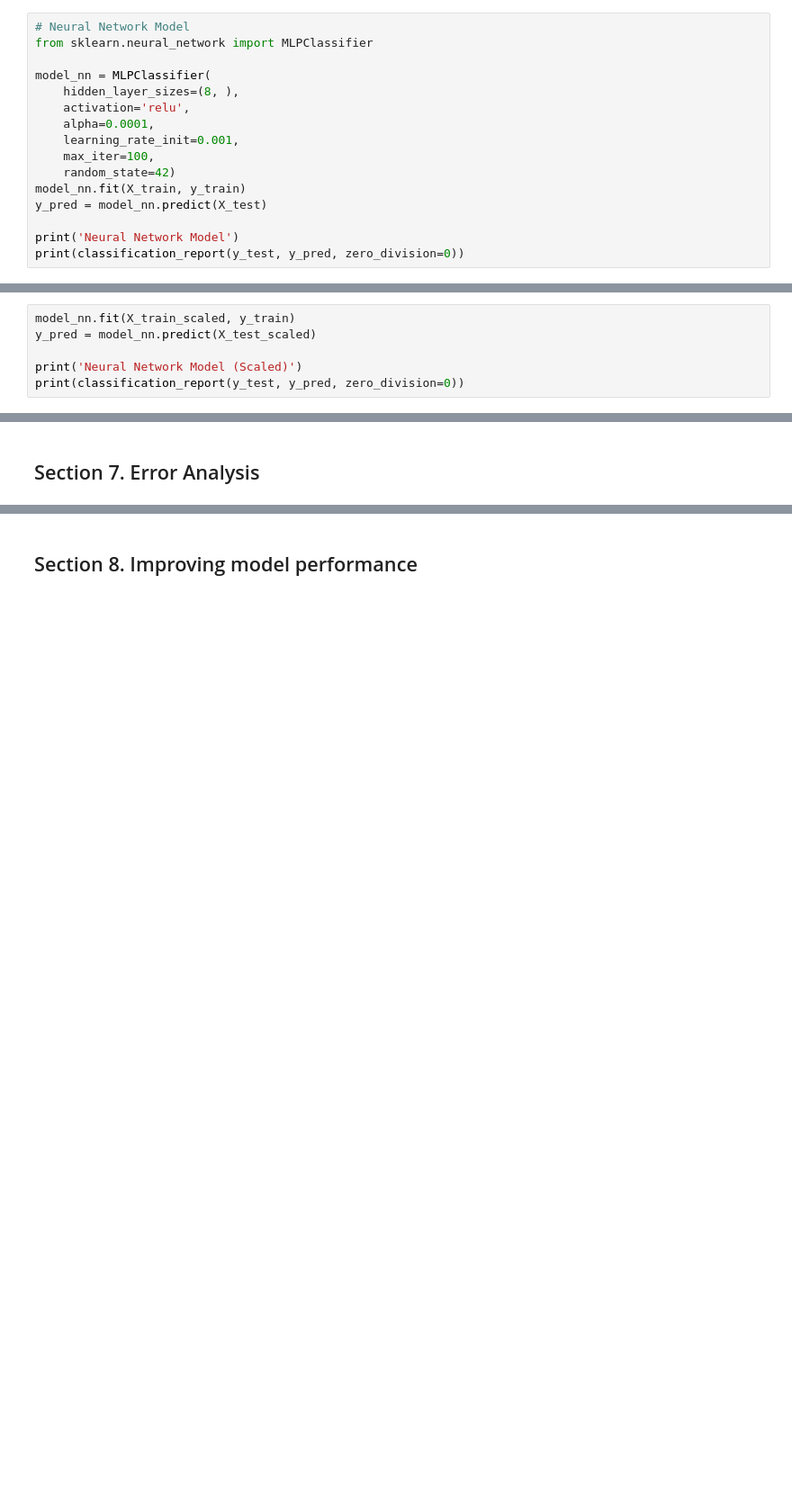
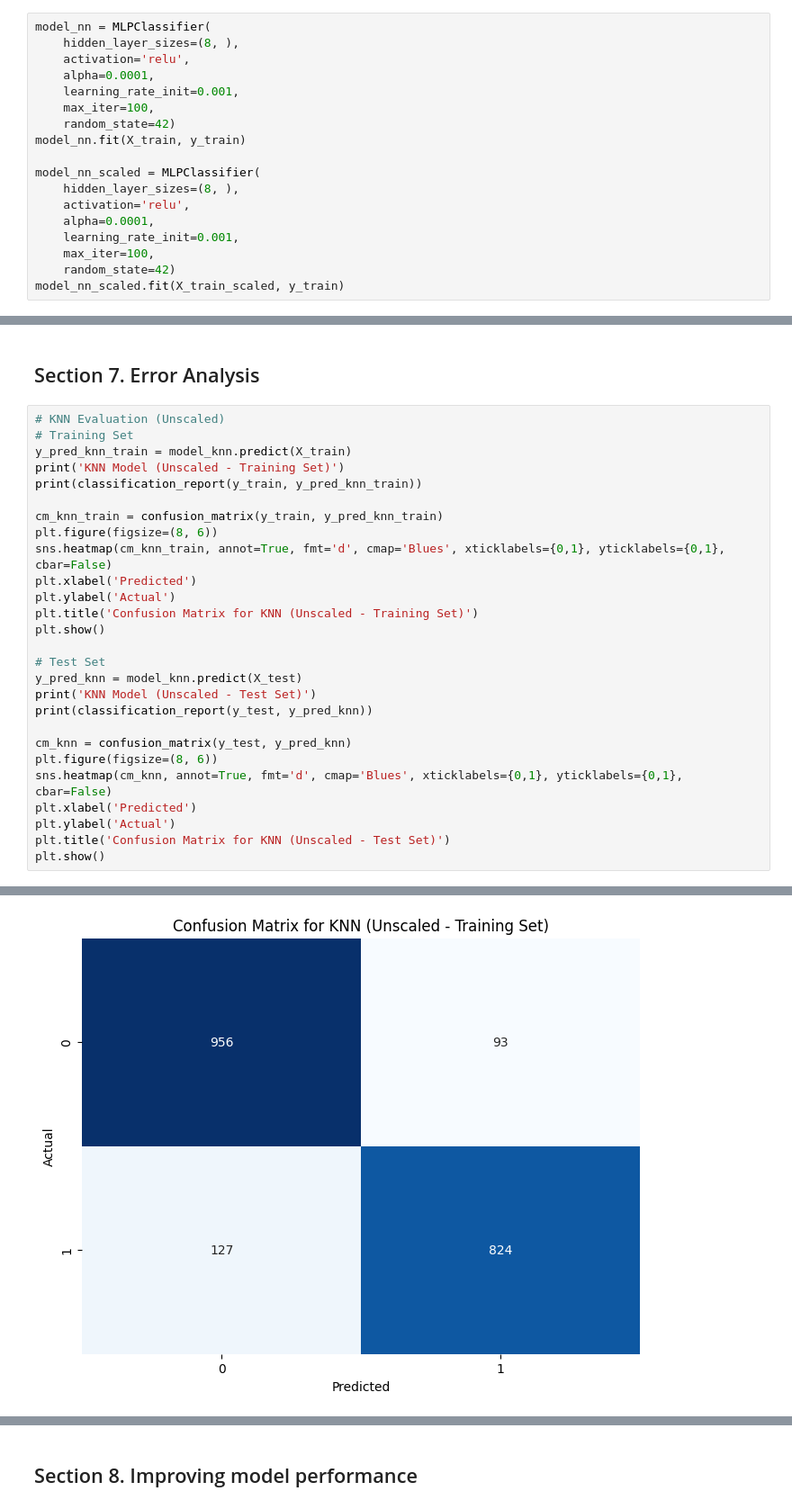
Before and after one commit to xLelouch03/STINTSY-MCO, a Jupyter notebook: main.ipynb, the cells around one changed output, grey strips where cells are left out. Shown at 90% size. Drawn from its saved outputs; the diff is of its cells as text; blank space fills up the shorter version.

Commit message:
feat. separate evaluation from model training to section 7

```diff
--- a/main.ipynb
+++ b/main.ipynb
@@ -548,9 +449,6 @@ To prevent overfitting, regularization is applied using an L2 penalty (weight de
 
 The batch size controls the number of samples processed before updating the model parameters. A batch size of 32 is commonly used as it provides a good balance between memory efficiency and convergence speed. Finally, the model is trained for a maximum of 100 epochs, although early stopping can terminate the training earlier if the validation loss plateaus.
 # %%
-# Neural Network Model
-from sklearn.neural_network import MLPClassifier
-
 model_nn = MLPClassifier(
     hidden_layer_sizes=(8, ),
     activation='relu',
@@ -559,8 +457,13 @@ model_nn = MLPClassifier(
     max_iter=100,
     random_state=42)
 model_nn.fit(X_train, y_train)
-y_pred = model_nn.predict(X_test)
 
-print('Neural Network Model')
-print(classification_report(y_test, y_pred, zero_division=0))
+model_nn_scaled = MLPClassifier(
+    hidden_layer_sizes=(8, ),
+    activation='relu',
+    alpha=0.0001,
+    learning_rate_init=0.001,
+    max_iter=100,
+    random_state=42)
+model_nn_scaled.fit(X_train_scaled, y_train)
 # %% [output]
@@ -587,6 +470,0 @@ plt.show()
-# %%
-model_nn.fit(X_train_scaled, y_train)
-y_pred = model_nn.predict(X_test_scaled)
-
-print('Neural Network Model (Scaled)')
-print(classification_report(y_test, y_pred, zero_division=0))
@@ -614,2 +471,30 @@ plt.show()
 # %% [markdown]
 ## Section 7. Error Analysis
+# %%
+# KNN Evaluation (Unscaled)
+# Training Set
+y_pred_knn_train = model_knn.predict(X_train)
+print('KNN Model (Unscaled - Training Set)')
+print(classification_report(y_train, y_pred_knn_train))
+
+cm_knn_train = confusion_matrix(y_train, y_pred_knn_train)
+plt.figure(figsize=(8, 6))
+sns.heatmap(cm_knn_train, annot=True, fmt='d', cmap='Blues', xticklabels={0,1}, yticklabels={0,1}, cbar=False)
+plt.xlabel('Predicted')
+plt.ylabel('Actual')
+plt.title('Confusion Matrix for KNN (Unscaled - Training Set)')
+plt.show()
+
+# Test Set
+y_pred_knn = model_knn.predict(X_test)
+print('KNN Model (Unscaled - Test Set)')
+print(classification_report(y_test, y_pred_knn))
+
+cm_knn = confusion_matrix(y_test, y_pred_knn)
+plt.figure(figsize=(8, 6))
+sns.heatmap(cm_knn, annot=True, fmt='d', cmap='Blues', xticklabels={0,1}, yticklabels={0,1}, cbar=False)
+plt.xlabel('Predicted')
+plt.ylabel('Actual')
+plt.title('Confusion Matrix for KNN (Unscaled - Test Set)')
+plt.show()
+# %% [output]
@@ -615,0 +510 @@ plt.show()
+[figure, added]
```
Also changed, not shown: parts of 25 cells of this notebook.
